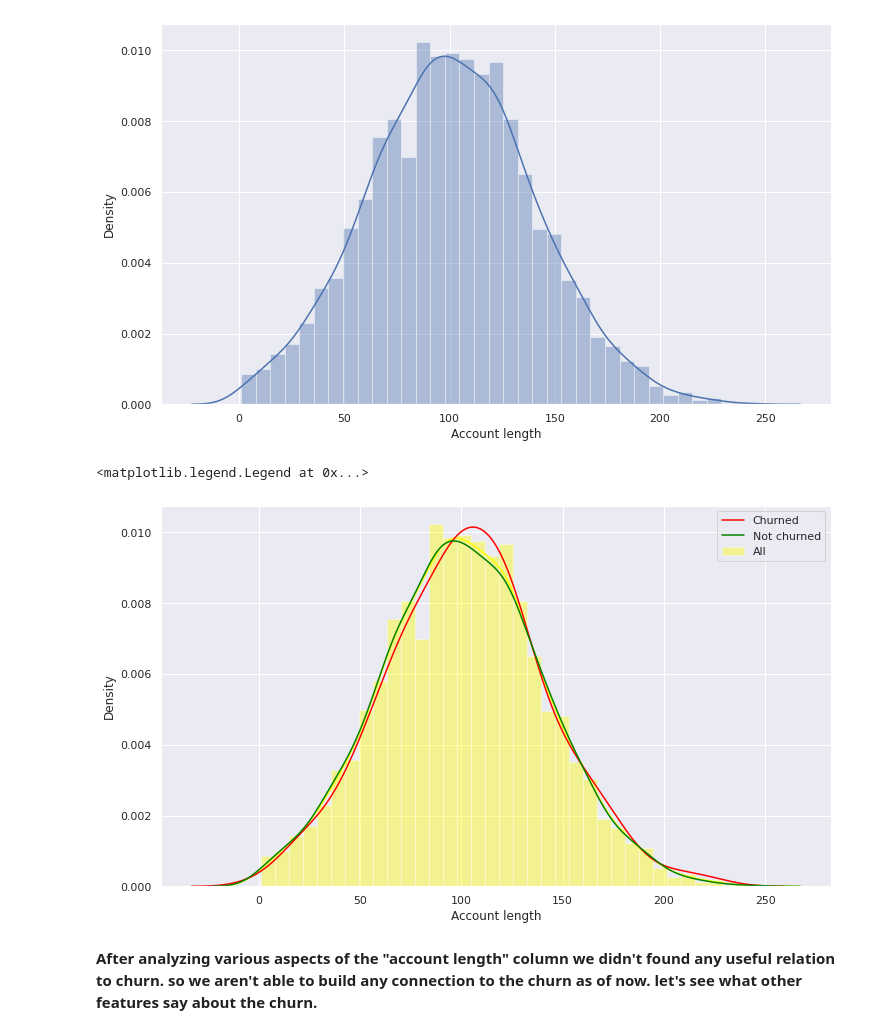
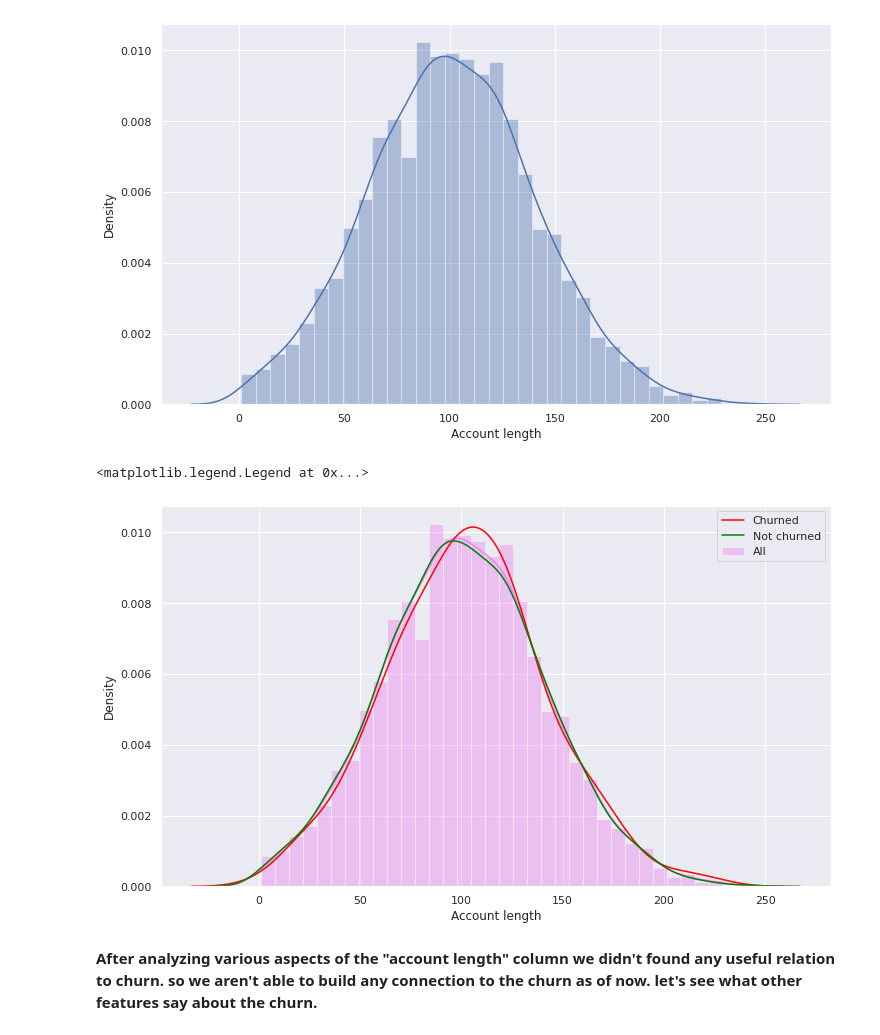
Before and after one commit to AjayJAjay/Telecom-Churn-Analysis, a Jupyter notebook: Telecom_Churn_Analysis_Capstone_Project.ipynb, the cells around one changed output. Saved outputs shown, nothing was run; the diff lists cells and outputs as text; code cells hidden in the pictures.

```diff
--- a/Telecom_Churn_Analysis_Capstone_Project.ipynb
+++ b/Telecom_Churn_Analysis_Capstone_Project.ipynb
@@ -410,13 +410,13 @@ sns.distplot(telecom_df['Account length'])
 [figure]
 # %%
 #comparison of churned account length and not churned account length
-sns.distplot(telecom_df['Account length'],color = 'yellow',label="All")
+sns.distplot(telecom_df['Account length'],color = 'violet',label="All")
 sns.distplot(churn_df['Account length'],color = "red",hist=False,label="Churned")
 sns.distplot(not_churn_df['Account length'],color = 'green',hist= False,label="Not churned")
 plt.legend()
 # %% [output]
 <matplotlib.legend.Legend at 0x...>
-[figure, old version]
+[figure, new version]
 # %% [markdown]
 **After analyzing various aspects of the "account length" column we didn't found any useful relation to churn. so we aren't able to build any connection to the churn as of now. let's see what other features say about the churn.**
 # %% [markdown]
```
Also changed, not shown: parts of 7 cells of this notebook.
